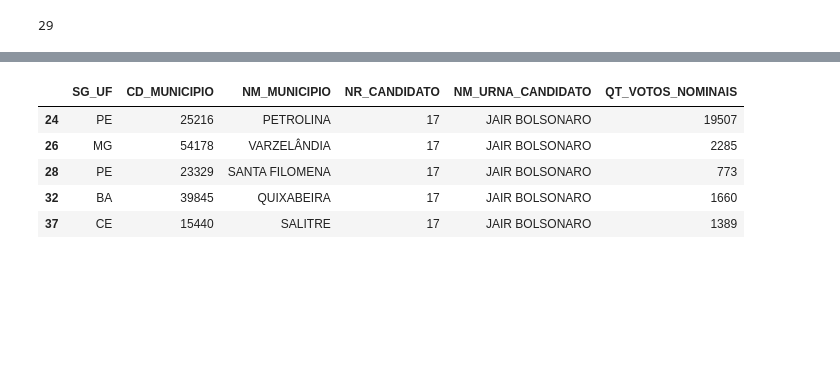
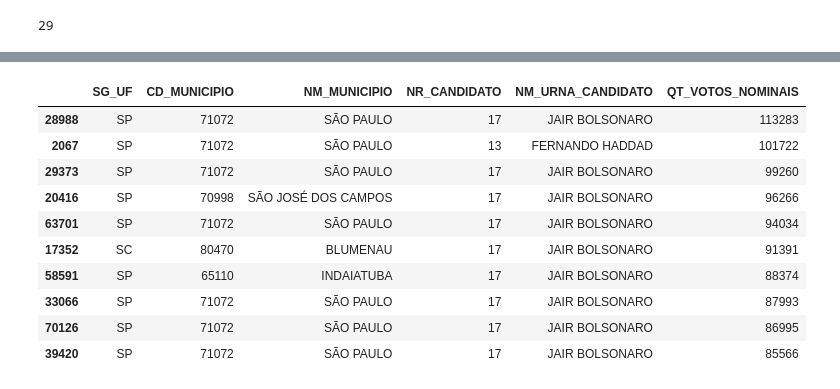
Before and after one commit to ebraimcarvalho/analise-dados-python-labhacker, a Jupyter notebook: mapa_eleicao/Untitled.ipynb, the cells around one changed output, grey strips where cells are left out. Saved outputs shown, nothing was run; the diff lists cells and outputs as text; code cells hidden in the pictures; blank space fills up the shorter version.

```diff
--- a/mapa_eleicao/Untitled.ipynb
+++ b/mapa_eleicao/Untitled.ipynb
@@ -242,13 +242,19 @@ df_2turno.shape
 # %%
 # Vamos eliminar algumas colunas do dataframe que nao serao utilizadas
 cols = ['SG_UF', 'CD_MUNICIPIO', 'NM_MUNICIPIO', 'NR_CANDIDATO', 'NM_URNA_CANDIDATO', 'QT_VOTOS_NOMINAIS']
 df_2turno = df_2turno[cols]
 
-df_2turno.nlargest(10, 'QT_')
+# Mostrando os 10 maiores registros de votos nominais
+df_2turno.nlargest(10, 'QT_VOTOS_NOMINAIS')
 # %% [output]
 |  | SG_UF | CD_MUNICIPIO | NM_MUNICIPIO | NR_CANDIDATO | NM_URNA_CANDIDATO | QT_VOTOS_NOMINAIS |
-| 24 | PE | 25216 | PETROLINA | 17 | JAIR BOLSONARO | 19507 |
-| 26 | MG | 54178 | VARZELÂNDIA | 17 | JAIR BOLSONARO | 2285 |
-| 28 | PE | 23329 | SANTA FILOMENA | 17 | JAIR BOLSONARO | 773 |
-| 32 | BA | 39845 | QUIXABEIRA | 17 | JAIR BOLSONARO | 1660 |
-| 37 | CE | 15440 | SALITRE | 17 | JAIR BOLSONARO | 1389 |
+| 28988 | SP | 71072 | SÃO PAULO | 17 | JAIR BOLSONARO | 113283 |
+| 2067 | SP | 71072 | SÃO PAULO | 13 | FERNANDO HADDAD | 101722 |
+| 29373 | SP | 71072 | SÃO PAULO | 17 | JAIR BOLSONARO | 99260 |
+| 20416 | SP | 70998 | SÃO JOSÉ DOS CAMPOS | 17 | JAIR BOLSONARO | 96266 |
+| 63701 | SP | 71072 | SÃO PAULO | 17 | JAIR BOLSONARO | 94034 |
+| 17352 | SC | 80470 | BLUMENAU | 17 | JAIR BOLSONARO | 91391 |
+| 58591 | SP | 65110 | INDAIATUBA | 17 | JAIR BOLSONARO | 88374 |
+| 33066 | SP | 71072 | SÃO PAULO | 17 | JAIR BOLSONARO | 87993 |
+| 70126 | SP | 71072 | SÃO PAULO | 17 | JAIR BOLSONARO | 86995 |
+| 39420 | SP | 71072 | SÃO PAULO | 17 | JAIR BOLSONARO | 85566 |
```
Also changed, not shown: parts of 11 cells of this notebook.
